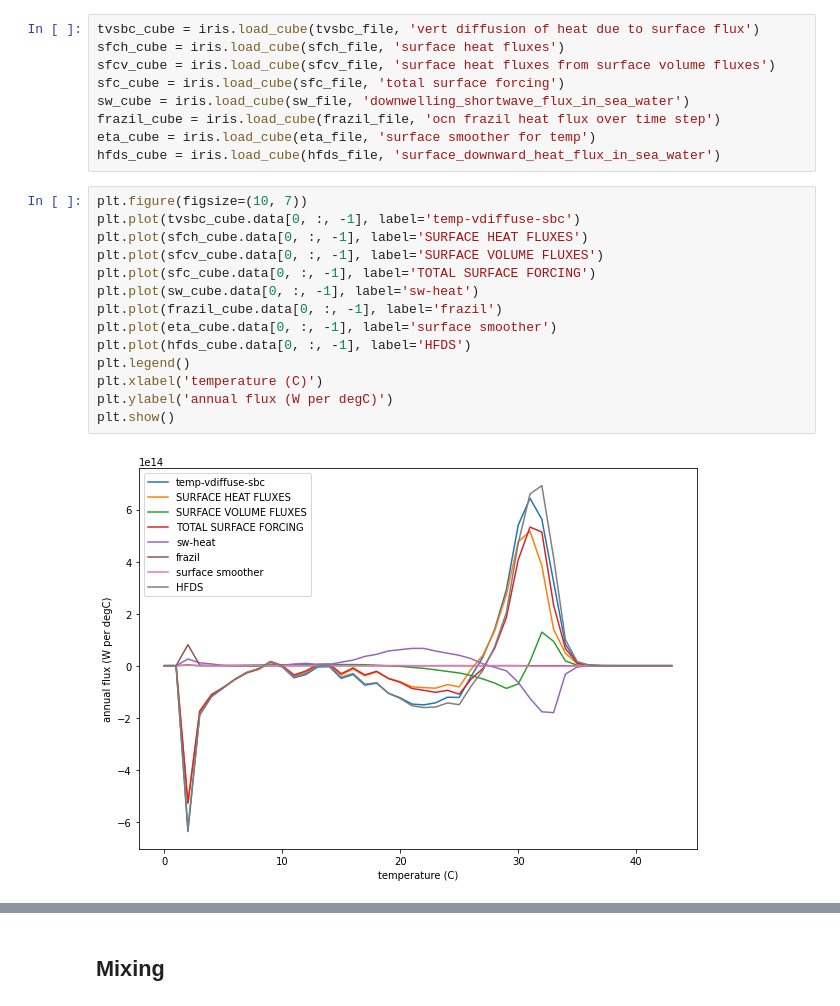
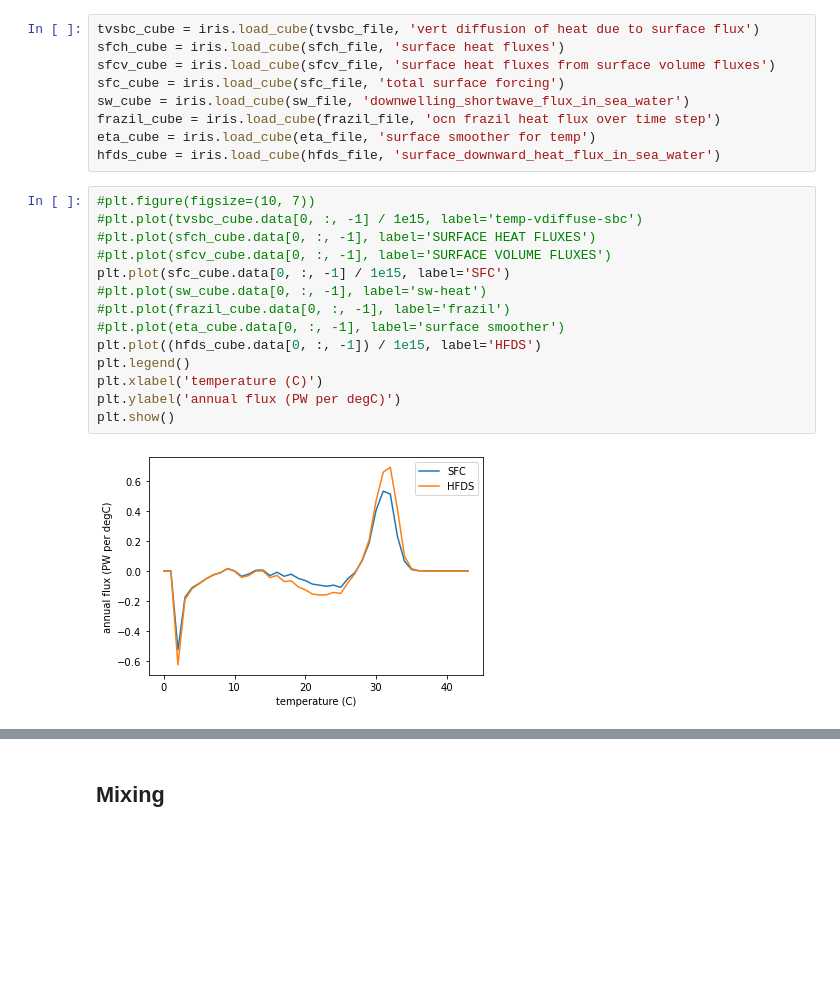
Before and after one commit to DamienIrving/ocean-analysis, a Jupyter notebook: development/ryan_quickplots.ipynb, the cells around one changed output, grey strips where cells are left out. Cells and saved outputs as stored; diff of their text form; blank space fills up the shorter version.

```diff
--- a/development/ryan_quickplots.ipynb
+++ b/development/ryan_quickplots.ipynb
@@ -24,19 +24,19 @@ frazil_cube = iris.load_cube(frazil_file, 'ocn frazil heat flux over time step')
 eta_cube = iris.load_cube(eta_file, 'surface smoother for temp')
 hfds_cube = iris.load_cube(hfds_file, 'surface_downward_heat_flux_in_sea_water')
 # %%
-plt.figure(figsize=(10, 7))
-plt.plot(tvsbc_cube.data[0, :, -1], label='temp-vdiffuse-sbc')
-plt.plot(sfch_cube.data[0, :, -1], label='SURFACE HEAT FLUXES')
-plt.plot(sfcv_cube.data[0, :, -1], label='SURFACE VOLUME FLUXES')
-plt.plot(sfc_cube.data[0, :, -1], label='TOTAL SURFACE FORCING')
-plt.plot(sw_cube.data[0, :, -1], label='sw-heat')
-plt.plot(frazil_cube.data[0, :, -1], label='frazil')
-plt.plot(eta_cube.data[0, :, -1], label='surface smoother')
-plt.plot(hfds_cube.data[0, :, -1], label='HFDS')
+#plt.figure(figsize=(10, 7))
+#plt.plot(tvsbc_cube.data[0, :, -1] / 1e15, label='temp-vdiffuse-sbc')
+#plt.plot(sfch_cube.data[0, :, -1], label='SURFACE HEAT FLUXES')
+#plt.plot(sfcv_cube.data[0, :, -1], label='SURFACE VOLUME FLUXES')
+plt.plot(sfc_cube.data[0, :, -1] / 1e15, label='SFC')
+#plt.plot(sw_cube.data[0, :, -1], label='sw-heat')
+#plt.plot(frazil_cube.data[0, :, -1], label='frazil')
+#plt.plot(eta_cube.data[0, :, -1], label='surface smoother')
+plt.plot((hfds_cube.data[0, :, -1]) / 1e15, label='HFDS')
 plt.legend()
 plt.xlabel('temperature (C)')
-plt.ylabel('annual flux (W per degC)')
+plt.ylabel('annual flux (PW per degC)')
 plt.show()
 # %% [output]
-[figure, old version]
+[figure, new version]
 # %%
```
Also changed, not shown: parts of 3 cells of this notebook, 32 other files.
